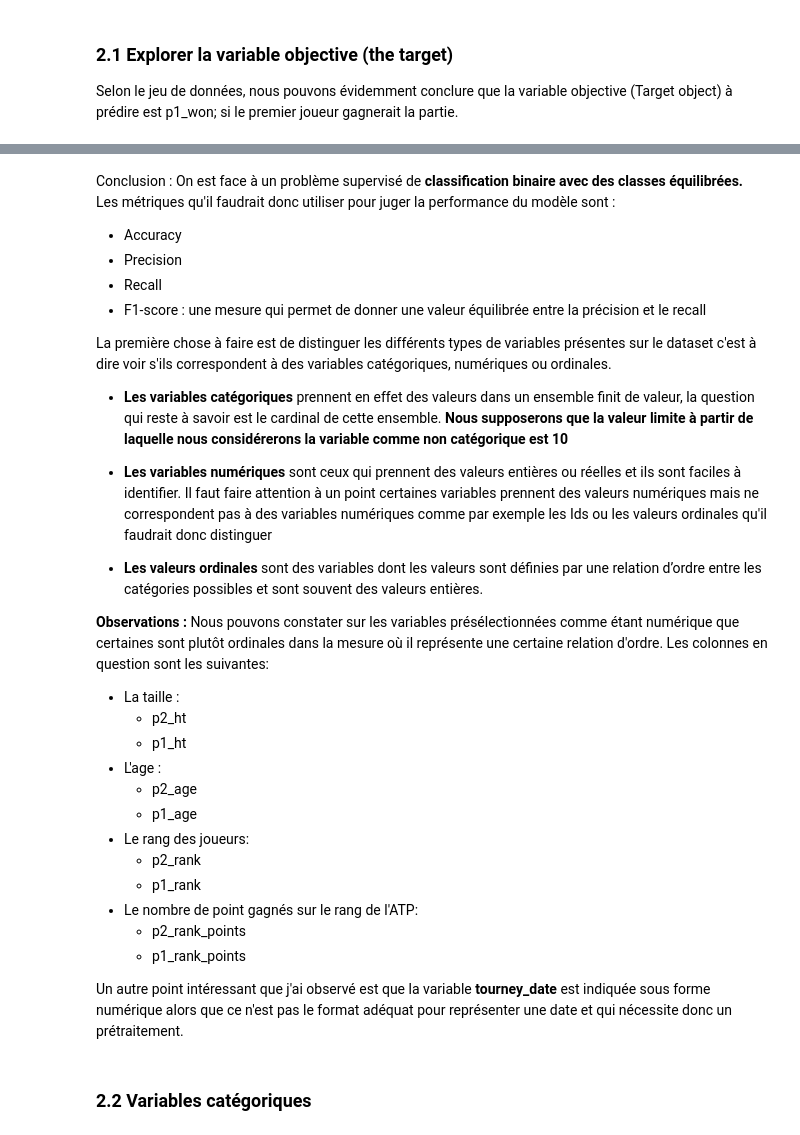
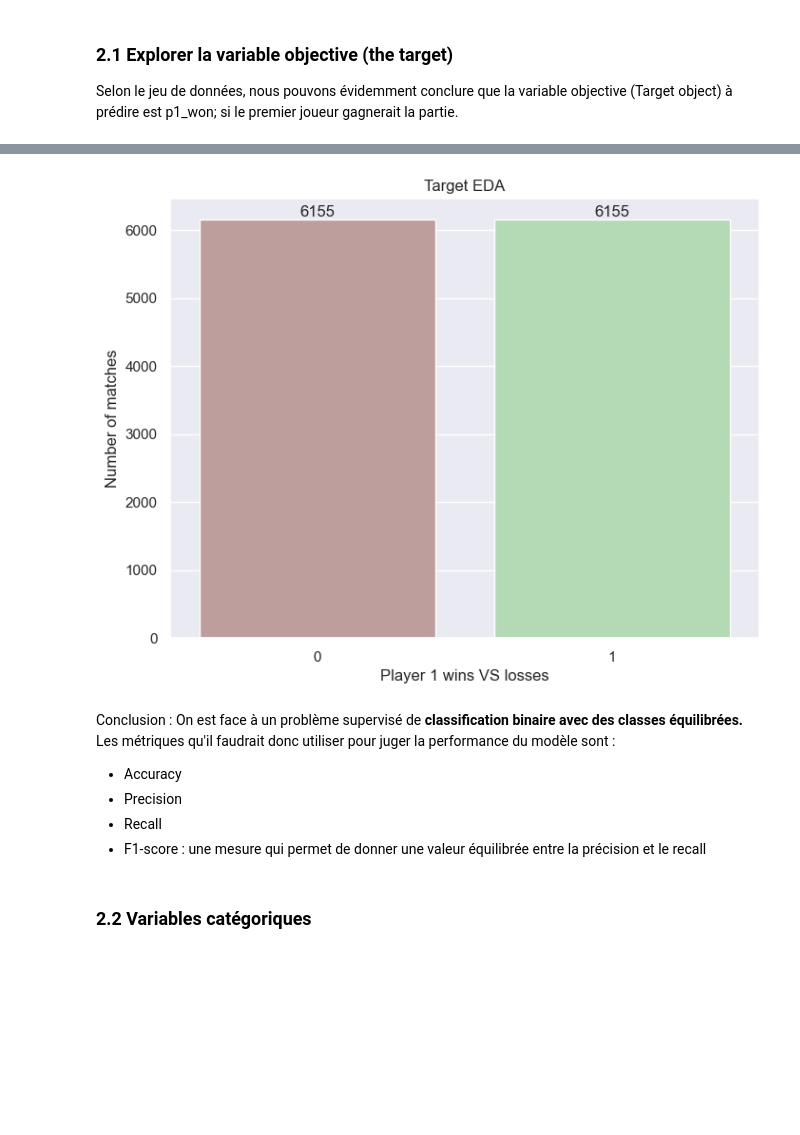
Before and after one commit to siwaar/Tennis_prediction, a Jupyter notebook: ABBES_Siwar_LBC.ipynb, the cells around one changed output, grey strips where cells are left out. Cells and saved outputs as stored; diff of their text form; code cells hidden in the pictures; blank space fills up the shorter version.

```diff
--- a/ABBES_Siwar_LBC.ipynb
+++ b/ABBES_Siwar_LBC.ipynb
@@ -232,36 +381,21 @@ ax= sns.countplot(x='p1_won', data=data)
-# %% [markdown]
-Conclusion :
-On est face à un problème supervisé de <b> classification binaire avec des classes équilibrées. </b> <br>
-Les métriques qu'il faudrait donc utiliser pour juger la performance du modèle sont :
-
-- Accuracy
-- Precision
-- Recall
-- F1-score : une mesure qui permet de donner une valeur équilibrée entre la précision et le recall
-
-La première chose à faire est de distinguer les différents types de variables présentes sur le dataset c'est à dire voir s'ils correspondent à des variables catégoriques, numériques ou ordinales.
-
-- **Les variables catégoriques** prennent en effet des valeurs dans un ensemble finit de valeur, la question qui reste à savoir est le cardinal de cette ensemble. **Nous supposerons que la valeur limite à partir de laquelle nous considérerons la variable comme non catégorique est 10**
-
-- **Les variables numériques** sont ceux qui prennent des valeurs entières ou réelles et ils sont faciles à identifier. Il faut faire attention à un point certaines variables prennent des valeurs numériques mais ne correspondent pas à des variables numériques comme par exemple les Ids ou les valeurs ordinales qu'il faudrait donc distinguer
-
-- **Les valeurs ordinales** sont des variables dont les valeurs sont définies par une relation d’ordre entre les catégories possibles et sont souvent des valeurs entières.
-
-**Observations :** Nous pouvons constater sur les variables présélectionnées comme étant numérique que certaines sont plutôt ordinales dans la mesure où il représente une certaine relation d'ordre. Les colonnes en question sont les suivantes:
-
-- La taille :
-    - p2_ht
-    - p1_ht
-- L'age :
-    - p2_age
-    - p1_age
-- Le rang des joueurs:
-    - p2_rank
-    - p1_rank
-- Le nombre de point gagnés sur le rang de l'ATP:
-    - p2_rank_points
-    - p1_rank_points
-
-Un autre point intéressant que j'ai observé est que la variable **tourney_date** est indiquée sous forme numérique alors que ce n'est pas le format adéquat pour représenter une date et qui nécessite donc un prétraitement.
+# %%
+
+ax= sns.countplot(x='p1_won', data=data, palette=["#c39797", "#ace1af"])
+ax.bar_label(ax.containers[0])
+ax.set_title('Target EDA')
+ax.set_xlabel('Player 1 wins VS losses')
+ax.set_ylabel('Number of matches')
+plt.show()
+# %% [output]
+[figure, added]
+# %% [markdown]
+Conclusion :
+On est face à un problème supervisé de <b> classification binaire avec des classes équilibrées. </b> <br>
+Les métriques qu'il faudrait donc utiliser pour juger la performance du modèle sont :
+
+- Accuracy
+- Precision
+- Recall
+- F1-score : une mesure qui permet de donner une valeur équilibrée entre la précision et le recall
 # %% [markdown]
 ### 2.2 Variables catégoriques
```
Also changed, not shown: parts of 59 cells of this notebook, 8 other files.
